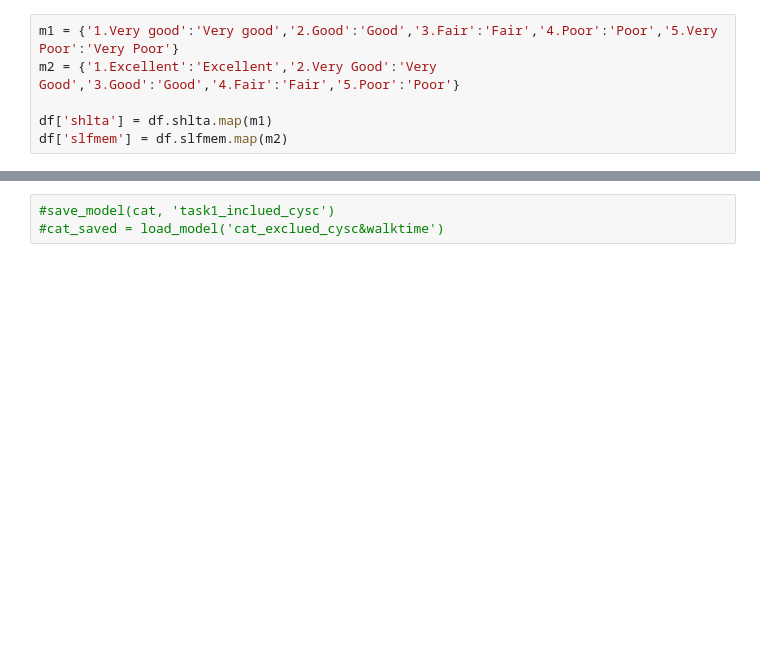
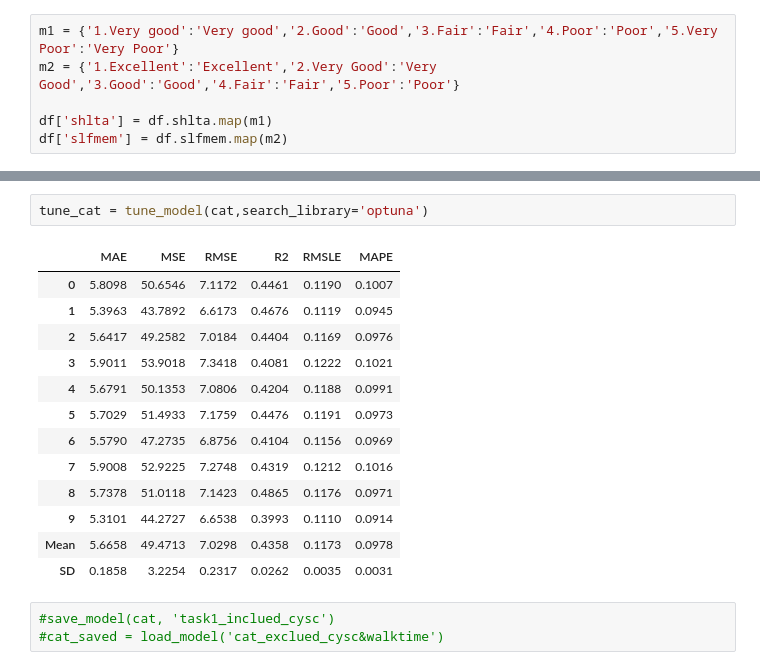
Before and after one commit to FoeinLove/DKU, a Jupyter notebook: Task include cysc.ipynb, the cells around one changed output, grey strips where cells are left out. Drawn from its saved outputs; the diff is of its cells as text; blank space fills up the shorter version.

Commit message:
tune_model

```diff
--- a/Task include cysc.ipynb
+++ b/Task include cysc.ipynb
@@ -128,3 +149,19 @@ cat = create_model('catboost')
+# %%
+tune_cat = tune_model(cat,search_library='optuna')
+# %% [output]
+|  | MAE | MSE | RMSE | R2 | RMSLE | MAPE |
+| 0 | 5.8098 | 50.6546 | 7.1172 | 0.4461 | 0.1190 | 0.1007 |
+| 1 | 5.3963 | 43.7892 | 6.6173 | 0.4676 | 0.1119 | 0.0945 |
+| 2 | 5.6417 | 49.2582 | 7.0184 | 0.4404 | 0.1169 | 0.0976 |
+| 3 | 5.9011 | 53.9018 | 7.3418 | 0.4081 | 0.1222 | 0.1021 |
+| 4 | 5.6791 | 50.1353 | 7.0806 | 0.4204 | 0.1188 | 0.0991 |
+| 5 | 5.7029 | 51.4933 | 7.1759 | 0.4476 | 0.1191 | 0.0973 |
+| 6 | 5.5790 | 47.2735 | 6.8756 | 0.4104 | 0.1156 | 0.0969 |
+| 7 | 5.9008 | 52.9225 | 7.2748 | 0.4319 | 0.1212 | 0.1016 |
+| 8 | 5.7378 | 51.0118 | 7.1423 | 0.4865 | 0.1176 | 0.0971 |
+| 9 | 5.3101 | 44.2727 | 6.6538 | 0.3993 | 0.1110 | 0.0914 |
+| Mean | 5.6658 | 49.4713 | 7.0298 | 0.4358 | 0.1173 | 0.0978 |
+| SD | 0.1858 | 3.2254 | 0.2317 | 0.0262 | 0.0035 | 0.0031 |
 # %%
 #save_model(cat, 'task1_inclued_cysc')
 #cat_saved = load_model('cat_exclued_cysc&walktime')
```
Also changed, not shown: parts of 5 cells of this notebook, 5 other files.
